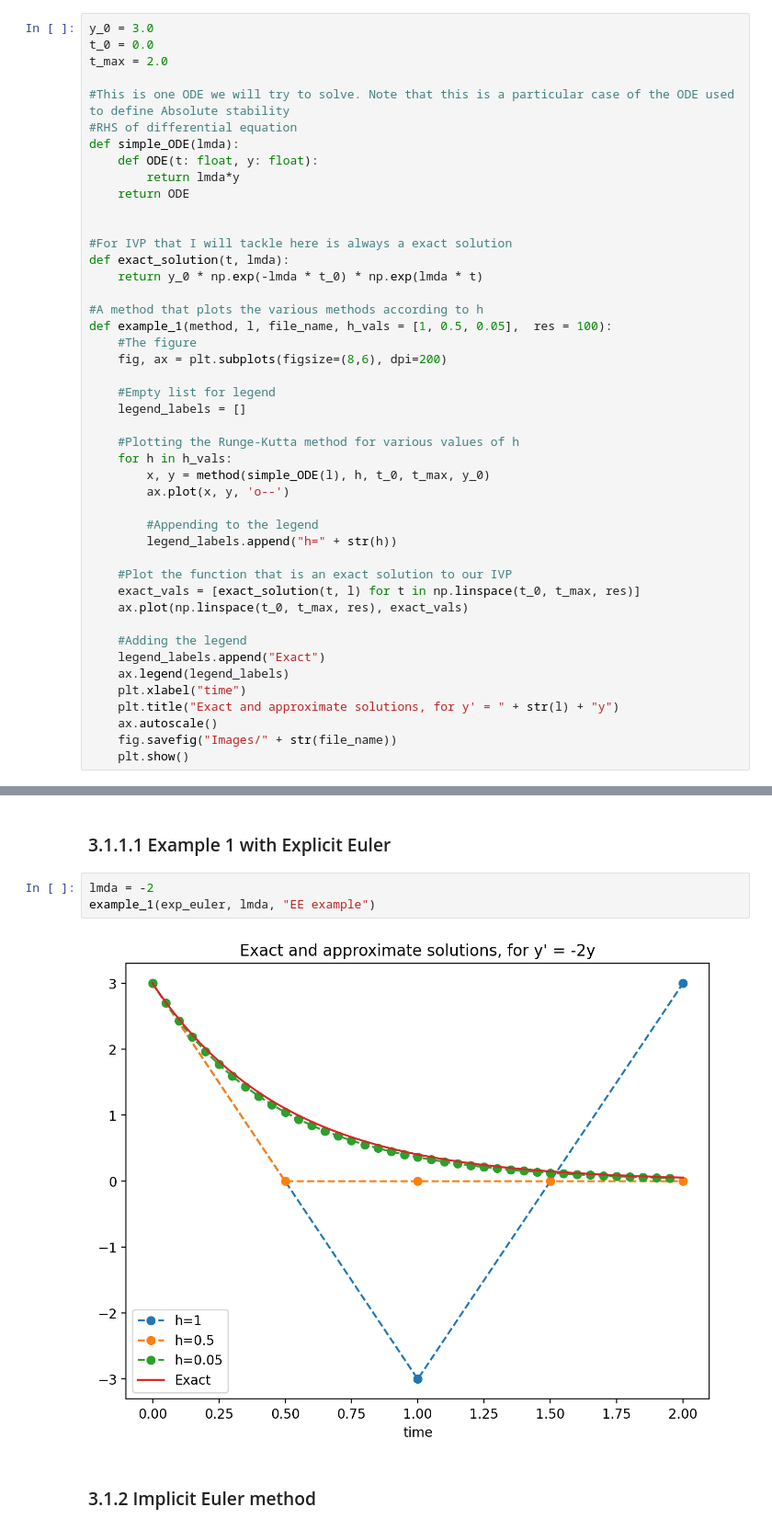
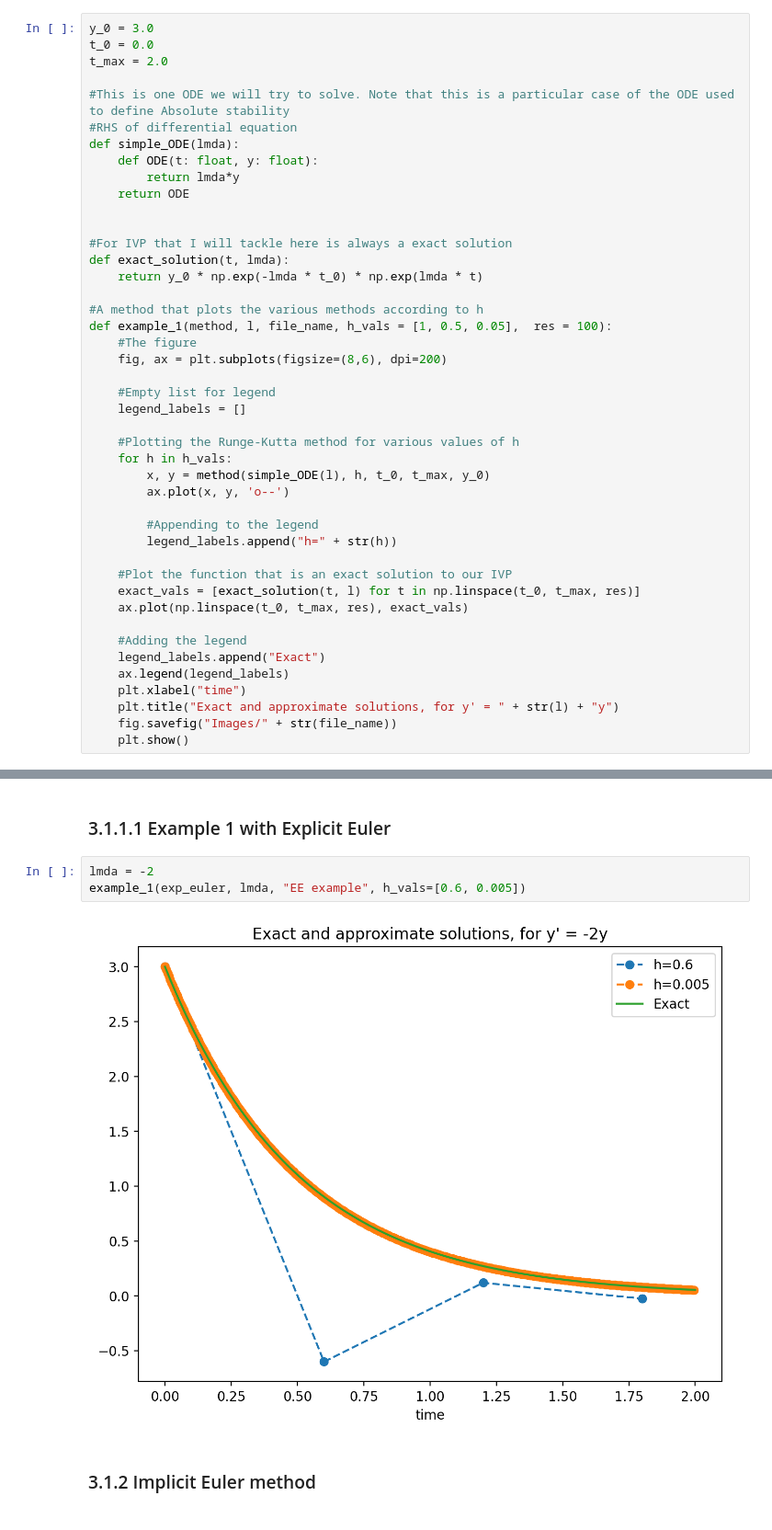
Before and after one commit to MattiaBarbiere/Numerical-methods-for-computing-integrals-and-solving-ODEs, a Jupyter notebook: Examples.ipynb, the cells around one changed output, grey strips where cells are left out. Shown at 92% size. Drawn from its saved outputs; the diff is of its cells as text.

```diff
--- a/Examples.ipynb
+++ b/Examples.ipynb
@@ -540,7 +540,6 @@ def example_1(method, l, file_name, h_vals = [1, 0.5, 0.05],  res = 100):
     ax.legend(legend_labels)
     plt.xlabel("time")
     plt.title("Exact and approximate solutions, for y' = " + str(l) + "y")
-    ax.autoscale()
     fig.savefig("Images/" + str(file_name))
     plt.show()
 # %% [markdown]
@@ -583,9 +582,9 @@ def exp_euler(f, h: float, t_0: float, t_max: float, y_0: float):
 ### 3.1.1.1 Example 1 with Explicit Euler
 # %%
 lmda = -2
-example_1(exp_euler, lmda, "EE example")
+example_1(exp_euler, lmda, "EE example", h_vals=[0.6, 0.005])
 # %% [output]
-[figure, old version]
+[figure, new version]
 # %% [markdown]
 ### 3.1.2 Implicit Euler method
 # %%
```
Also changed, not shown: parts of 1 cell of this notebook, 1 other file.
